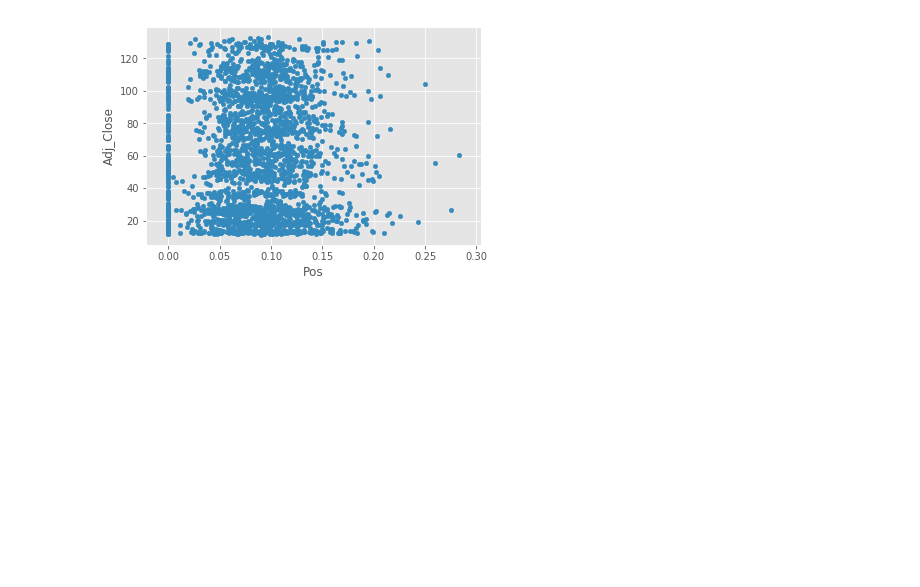
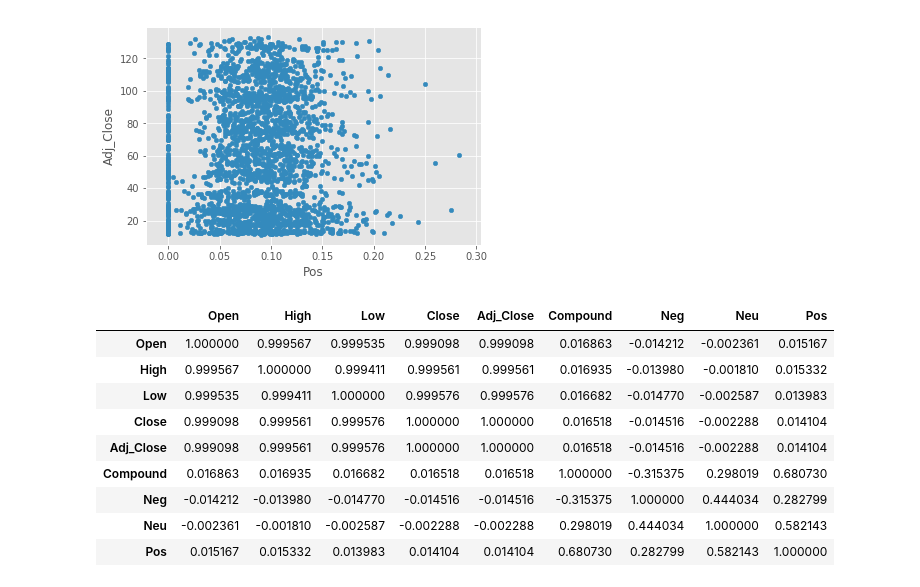
Before and after one commit to micattia/Capstone, a Jupyter notebook: 04_Bivariate_analysis.ipynb, the cells around one changed output. Drawn from its saved outputs; the diff is of its cells as text; code cells hidden in the pictures; blank space fills up the shorter version.

```diff
--- a/04_Bivariate_analysis.ipynb
+++ b/04_Bivariate_analysis.ipynb
@@ -92,3 +92,17 @@ dfAPPL.plot.scatter(x='Pos',y='Adj_Close')
 [figure]
 [figure]
 [figure]
+# %%
+# Measure the Correlation between Columns in the Microsoft data set
+dfMS.corr()
+# %% [output]
+|  | Open | High | Low | Close | Adj_Close | Compound | Neg | Neu | Pos |
+| Open | 1.000000 | 0.999567 | 0.999535 | 0.999098 | 0.999098 | 0.016863 | -0.014212 | -0.002361 | 0.015167 |
+| High | 0.999567 | 1.000000 | 0.999411 | 0.999561 | 0.999561 | 0.016935 | -0.013980 | -0.001810 | 0.015332 |
+| Low | 0.999535 | 0.999411 | 1.000000 | 0.999576 | 0.999576 | 0.016682 | -0.014770 | -0.002587 | 0.013983 |
+| Close | 0.999098 | 0.999561 | 0.999576 | 1.000000 | 1.000000 | 0.016518 | -0.014516 | -0.002288 | 0.014104 |
+| Adj_Close | 0.999098 | 0.999561 | 0.999576 | 1.000000 | 1.000000 | 0.016518 | -0.014516 | -0.002288 | 0.014104 |
+| Compound | 0.016863 | 0.016935 | 0.016682 | 0.016518 | 0.016518 | 1.000000 | -0.315375 | 0.298019 | 0.680730 |
+| Neg | -0.014212 | -0.013980 | -0.014770 | -0.014516 | -0.014516 | -0.315375 | 1.000000 | 0.444034 | 0.282799 |
+| Neu | -0.002361 | -0.001810 | -0.002587 | -0.002288 | -0.002288 | 0.298019 | 0.444034 | 1.000000 | 0.582143 |
+| Pos | 0.015167 | 0.015332 | 0.013983 | 0.014104 | 0.014104 | 0.680730 | 0.282799 | 0.582143 | 1.000000 |
```
Also changed, not shown: parts of 2 cells of this notebook.
